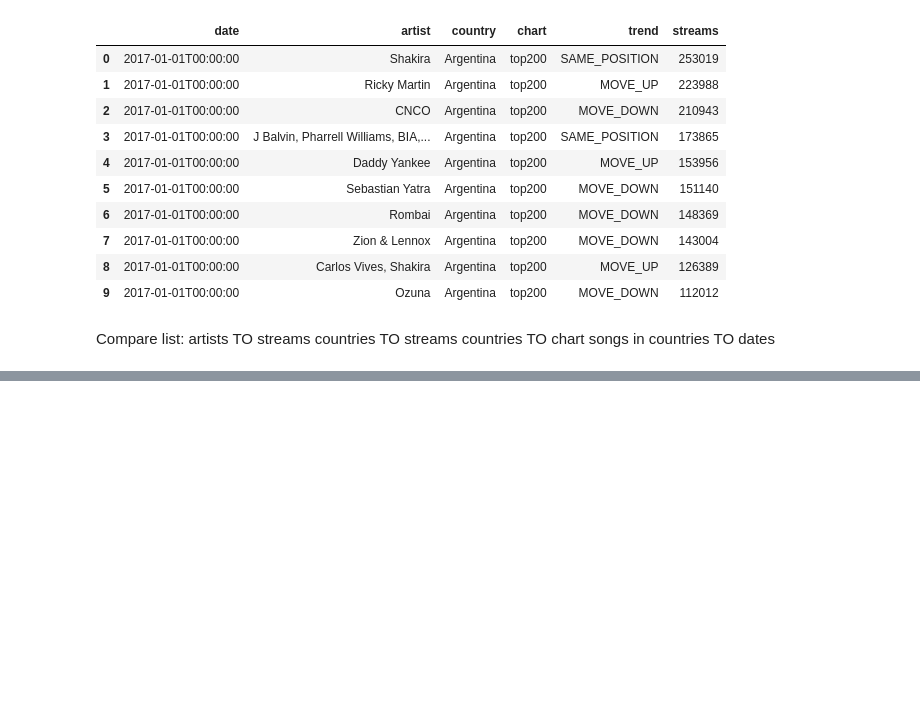
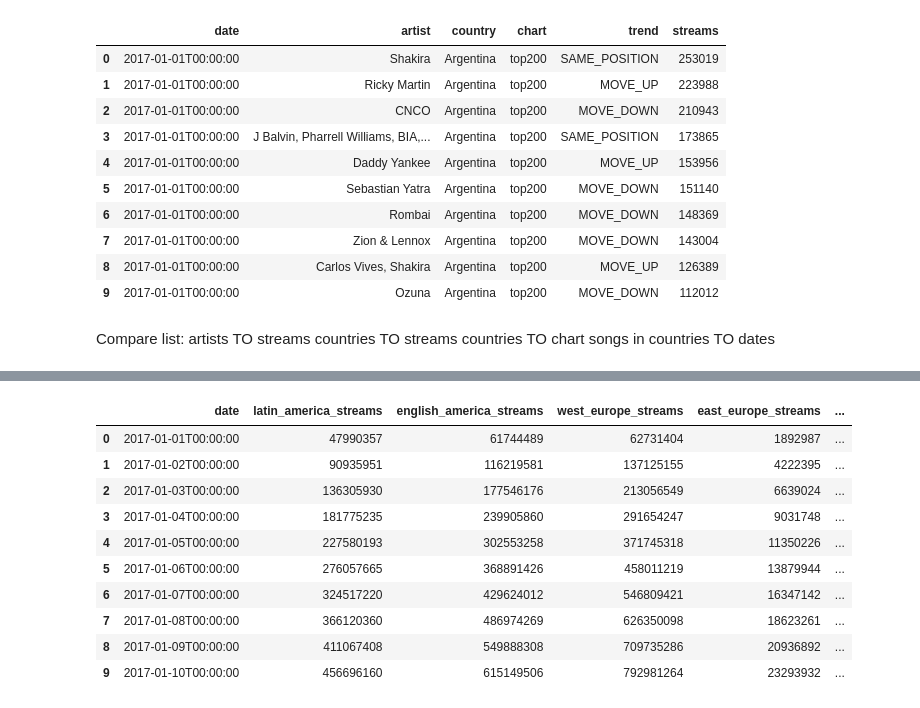
Before and after one commit to dmshakur/spotify-data-analysis, a Jupyter notebook: notebooks/data_analysis.ipynb, the cells around one changed output, grey strips where cells are left out. Saved outputs shown, nothing was run; the diff lists cells and outputs as text; code cells hidden in the pictures; blank space fills up the shorter version.

```diff
--- a/notebooks/data_analysis.ipynb
+++ b/notebooks/data_analysis.ipynb
@@ -140,0 +346,16 @@ fig.savefig('../reports/figures/countries-songs-over-time.png')
+# %%
+cumsum_country_bins = country_bins.drop('date', axis = 1).cumsum()
+cumsum_country_bins.insert(0, 'date', country_bins['date'])
+cumsum_country_bins.head(10)
+# %% [output]
+|  | date | latin_america_streams | english_america_streams | west_europe_streams | east_europe_streams | ... |
+| 0 | 2017-01-01T00:00:00 | 47990357 | 61744489 | 62731404 | 1892987 | ... |
+| 1 | 2017-01-02T00:00:00 | 90935951 | 116219581 | 137125155 | 4222395 | ... |
+| 2 | 2017-01-03T00:00:00 | 136305930 | 177546176 | 213056549 | 6639024 | ... |
+| 3 | 2017-01-04T00:00:00 | 181775235 | 239905860 | 291654247 | 9031748 | ... |
+| 4 | 2017-01-05T00:00:00 | 227580193 | 302553258 | 371745318 | 11350226 | ... |
+| 5 | 2017-01-06T00:00:00 | 276057665 | 368891426 | 458011219 | 13879944 | ... |
+| 6 | 2017-01-07T00:00:00 | 324517220 | 429624012 | 546809421 | 16347142 | ... |
+| 7 | 2017-01-08T00:00:00 | 366120360 | 486974269 | 626350098 | 18623261 | ... |
+| 8 | 2017-01-09T00:00:00 | 411067408 | 549888308 | 709735286 | 20936892 | ... |
+| 9 | 2017-01-10T00:00:00 | 456696160 | 615149506 | 792981264 | 23293932 | ... |
```
Also changed, not shown: parts of 20 cells of this notebook, 4 other files.
